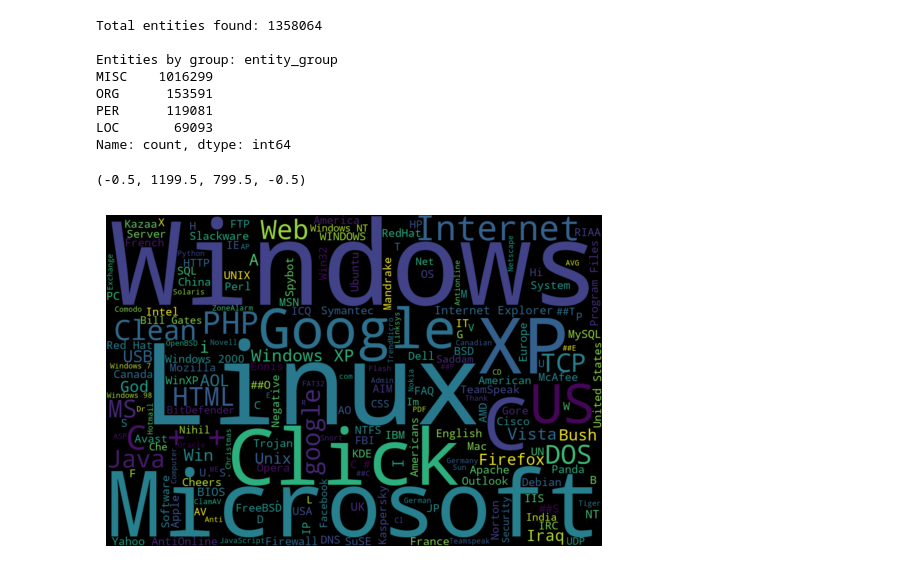
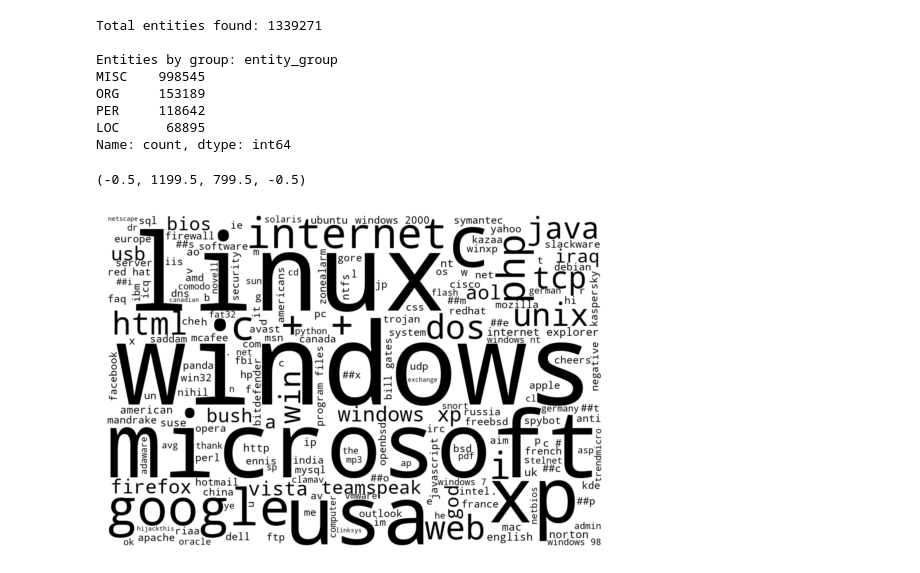
Before and after one commit to Rabjho/AU-Introduction-NLP, a Jupyter notebook: main.ipynb, the cells around one changed output. Cells and saved outputs as stored; diff of their text form; code cells hidden in the pictures.

Commit message:
Further analysis

```diff
--- a/main.ipynb
+++ b/main.ipynb
@@ -46,30 +46,64 @@ entity_df = pd.DataFrame({
 entity_df["entity_group"] = entity_df["entity_group"].astype('category')
 entity_df["word"] = entity_df["word"].astype('string')
 entity_df["year"] = entity_df["date"].dt.year
+# %%
+# Create an ignore list of words that don't provide much information
+ignore_list = [
+    "Click", # No context
+    "AntiOnline", # The name of one of the forums
+    "Clean", # No context
+    "Asphyxia", # What does it even mean? Should be investigated further
+    "Nice", # Unrealistic to have single city referenced among countries to the same degree
+]
+ignore_list = [word.lower() for word in ignore_list]
+
+cleaned_entity_df = entity_df.copy()
+cleaned_entity_df["word"] = entity_df["word"].str.lower().str.strip()
+cleaned_entity_df = cleaned_entity_df[~cleaned_entity_df['word'].isin(ignore_list)]
+
+# Manually aggregating different versions of USA
+cleaned_entity_df["word"] = cleaned_entity_df["word"].replace("us", "usa")
+cleaned_entity_df["word"] = cleaned_entity_df["word"].replace("united states", "usa")
+cleaned_entity_df["word"] = cleaned_entity_df["word"].replace("america", "usa")
+cleaned_entity_df["word"] = cleaned_entity_df["word"].replace("u.s.", "usa")
+cleaned_entity_df["word"] = cleaned_entity_df["word"].replace("u. s.", "usa")
+cleaned_entity_df["word"] = cleaned_entity_df["word"].replace("сша", "usa") # Russian for USA
+
+# Other aggregations
+cleaned_entity_df["word"] = cleaned_entity_df["word"].replace("ms", "microsoft")
+cleaned_entity_df["word"] = cleaned_entity_df["word"].replace("россия", "russia")
+cleaned_entity_df["word"] = cleaned_entity_df["word"].replace("россии", "russia")
+cleaned_entity_df["word"] = cleaned_entity_df["word"].replace("Украина", "ukraine")
 # %%
 # Get some base statistics
-print("Total entities found:", entity_df.shape[0])
-print("\nEntities by group:", entity_df["entity_group"].value_counts())
+print("Total entities found:", cleaned_entity_df.shape[0])
+print("\nEntities by group:", cleaned_entity_df["entity_group"].value_counts())
 # %% [output]
-Total entities found: 1358064
+Total entities found: 1339271
 
 Entities by group: entity_group
-MISC    1016299
-ORG      153591
-PER      119081
-LOC       69093
+MISC    998545
+ORG     153189
+PER     118642
+LOC      68895
 Name: count, dtype: int64
 # %%
 # Create a word cloud of the most common entities
 from wordcloud import WordCloud
 from matplotlib import pyplot as plt
 
+# Black color
+def black_color_func(word, font_size, position, orientation, random_state=None, **kwargs):
+    return "#000000"
+
 # Group by entity_group and count the number of occurrences
-word_counts_total = entity_df['word'].value_counts()
+word_counts_total = cleaned_entity_df['word'].value_counts()
 
-wordcloud = WordCloud(width=1200, height=800).generate_from_frequencies(word_counts_total)
+# Create a word cloud
+wordcloud = WordCloud(width=1200, height=800, background_color="white", color_func=black_color_func, collocations=False).generate_from_frequencies(word_counts_total)
+
 plt.imshow(wordcloud, interpolation='bilinear')
 plt.axis('off')
 # %% [output]
 (-0.5, 1199.5, 799.5, -0.5)
-[figure, old version]
+[figure, new version]
```
Also changed, not shown: parts of 5 cells of this notebook.
